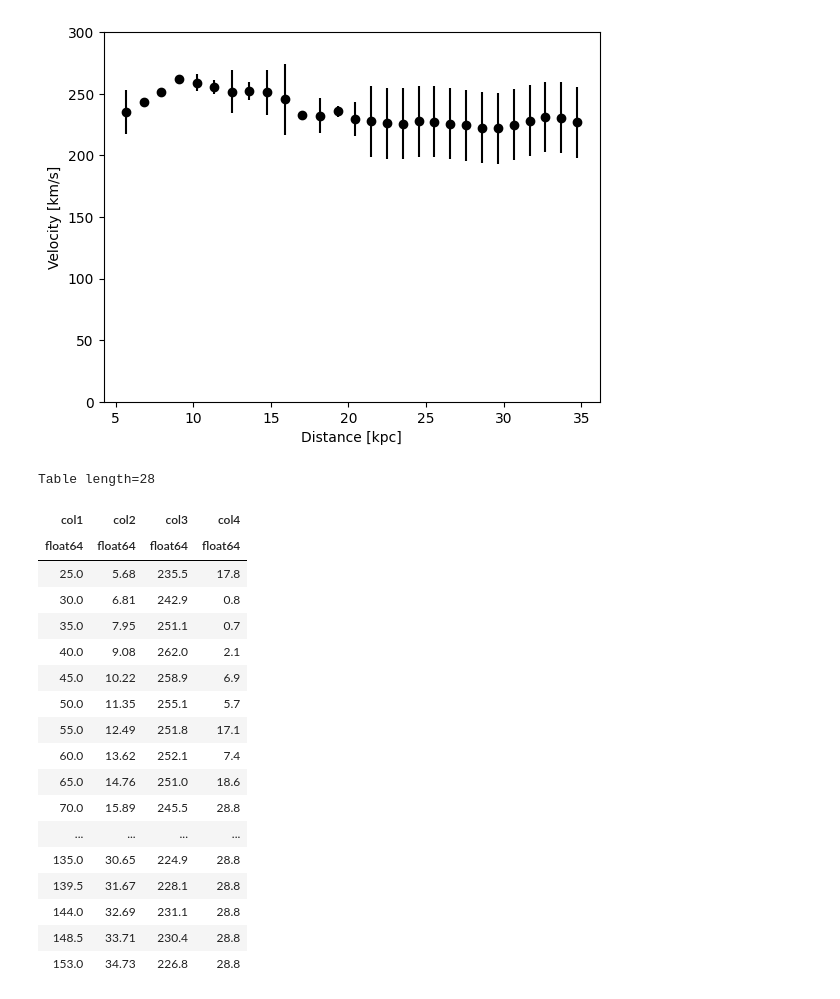
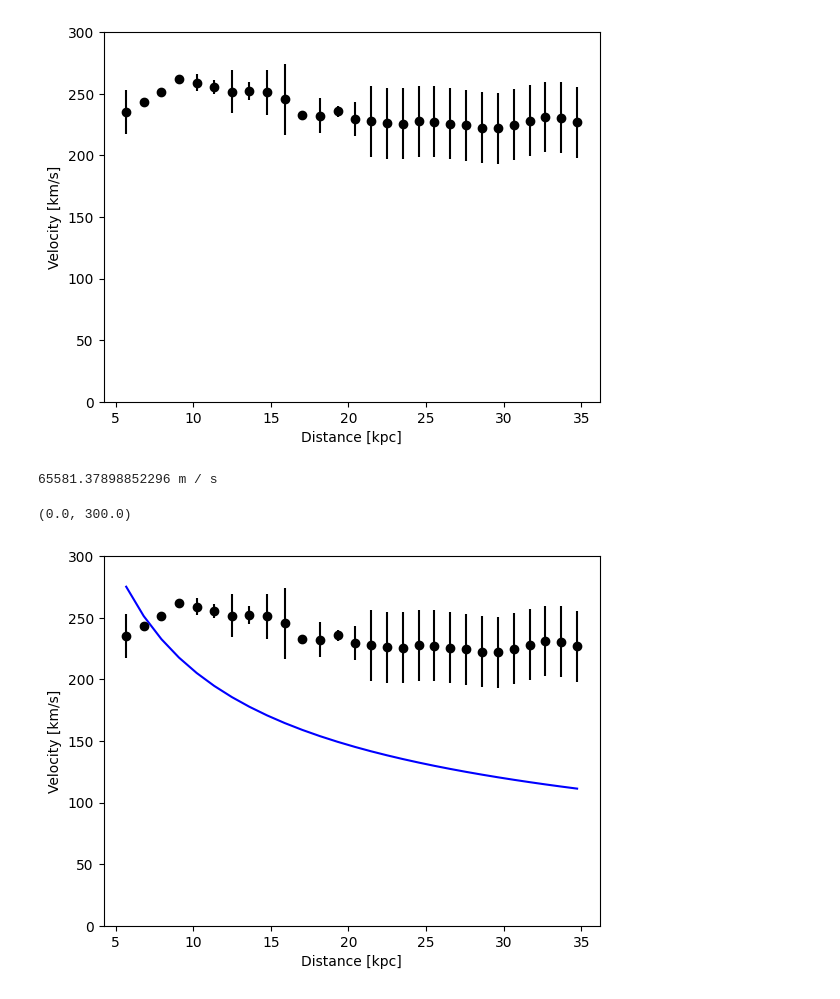
Before and after one commit to wj198414/ASTRON1221, a Jupyter notebook: DarkMatter/galaxy_rotatio_curve.ipynb, the cells around one changed output. Saved outputs shown, nothing was run; the diff lists cells and outputs as text; code cells hidden in the pictures.

```diff
--- a/DarkMatter/galaxy_rotatio_curve.ipynb
+++ b/DarkMatter/galaxy_rotatio_curve.ipynb
@@ -23,25 +25,26 @@ plt.ylim(0, 300)
 # %% [output]
 (0.0, 300.0)
 [figure]
-# %%
-tab
-# %% [output]
-Table length=28
-| col1 | col2 | col3 | col4 |
-| float64 | float64 | float64 | float64 |
-| 25.0 | 5.68 | 235.5 | 17.8 |
-| 30.0 | 6.81 | 242.9 | 0.8 |
-| 35.0 | 7.95 | 251.1 | 0.7 |
-| 40.0 | 9.08 | 262.0 | 2.1 |
-| 45.0 | 10.22 | 258.9 | 6.9 |
-| 50.0 | 11.35 | 255.1 | 5.7 |
-| 55.0 | 12.49 | 251.8 | 17.1 |
-| 60.0 | 13.62 | 252.1 | 7.4 |
-| 65.0 | 14.76 | 251.0 | 18.6 |
-| 70.0 | 15.89 | 245.5 | 28.8 |
-| ... | ... | ... | ... |
-| 135.0 | 30.65 | 224.9 | 28.8 |
-| 139.5 | 31.67 | 228.1 | 28.8 |
-| 144.0 | 32.69 | 231.1 | 28.8 |
-| 148.5 | 33.71 | 230.4 | 28.8 |
-| 153.0 | 34.73 | 226.8 | 28.8 |
+# %%
+def calc_rotational_velocity(central_mass, radius):
+  rotation_velocity = (np.sqrt(ac.G * central_mass * u.solMass / (radius * 1000 * u.parsec)))
+  return(rotation_velocity.si)
+# %%
+galaxy_stellar_mass = 1e10
+radius = 10
+print(calc_rotational_velocity(galaxy_stellar_mass, radius))
+# %% [output]
+65581.37898852296 m / s
+# %%
+galaxy_stellar_mass = 1e11
+radius_arr = np.array(tab["col2"].data)
+rotational_velocity_arr = (calc_rotational_velocity(galaxy_stellar_mass, radius_arr))
+# %%
+plt.errorbar(tab["col2"], tab["col3"], yerr=tab["col4"], ecolor="black", color="black", fmt='o')
+plt.plot(radius_arr, rotational_velocity_arr.to(u.km / u.s).value, color="blue")
+plt.xlabel("Distance [kpc]")
+plt.ylabel("Velocity [km/s]")
+plt.ylim(0, 300)
+# %% [output]
+(0.0, 300.0)
+[figure, added]
```
Also changed, not shown: parts of 6 cells of this notebook.
